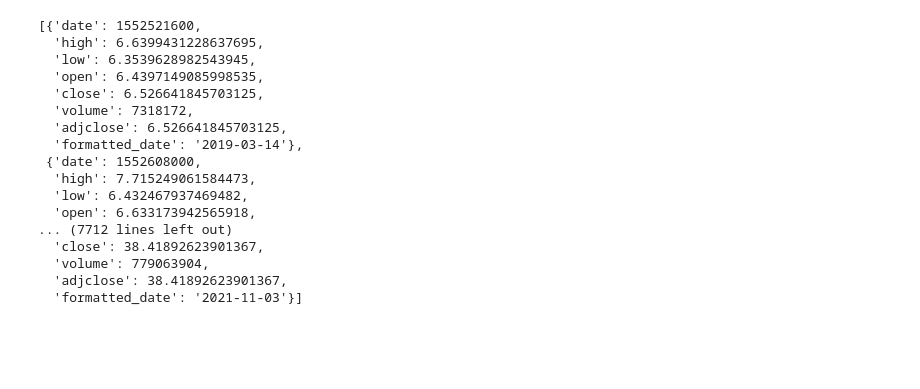
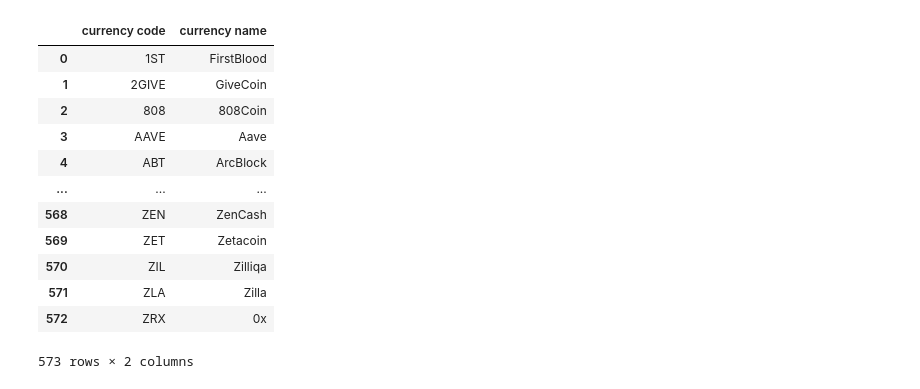
Before and after one commit to kosmobiker/ud108519_praca_magisterska, a Jupyter notebook: sandbox/sandbox.ipynb, the cells around one changed output. Drawn from its saved outputs; the diff is of its cells as text; code cells hidden in the pictures; blank space fills up the shorter version.

```diff
--- a/sandbox/sandbox.ipynb
+++ b/sandbox/sandbox.ipynb
@@ -13,20 +0,0 @@ df = get_data('ATOM1-USD', '1999-01-01', '2021-11-03')
-# %%
-df['ATOM1-USD']['prices']
-# %% [output]
-[{'date': 1552521600,
-  'high': 6.6399431228637695,
-  'low': 6.3539628982543945,
-  'open': 6.4397149085998535,
-  'close': 6.526641845703125,
-  'volume': 7318172,
-  'adjclose': 6.526641845703125,
-  'formatted_date': '2019-03-14'},
- {'date': 1552608000,
-  'high': 7.715249061584473,
-  'low': 6.432467937469482,
-  'open': 6.633173942565918,
-... (7712 lines left out)
-  'close': 38.41892623901367,
-  'volume': 779063904,
-  'adjclose': 38.41892623901367,
-  'formatted_date': '2021-11-03'}]
@@ -32,0 +17,17 @@ df['ATOM1-USD']['prices']
+# %%
+list_of_coins = pd.read_csv('../data/digital_currency_list.csv')
+list_of_coins
+# %% [output]
+|  | currency code | currency name |
+| 0 | 1ST | FirstBlood |
+| 1 | 2GIVE | GiveCoin |
+| 2 | 808 | 808Coin |
+| 3 | AAVE | Aave |
+| 4 | ABT | ArcBlock |
+| ... | ... | ... |
+| 568 | ZEN | ZenCash |
+| 569 | ZET | Zetacoin |
+| 570 | ZIL | Zilliqa |
+| 571 | ZLA | Zilla |
+| 572 | ZRX | 0x |
+573 rows × 2 columns
```
Also changed, not shown: parts of 10 cells of this notebook, 2 other files.
